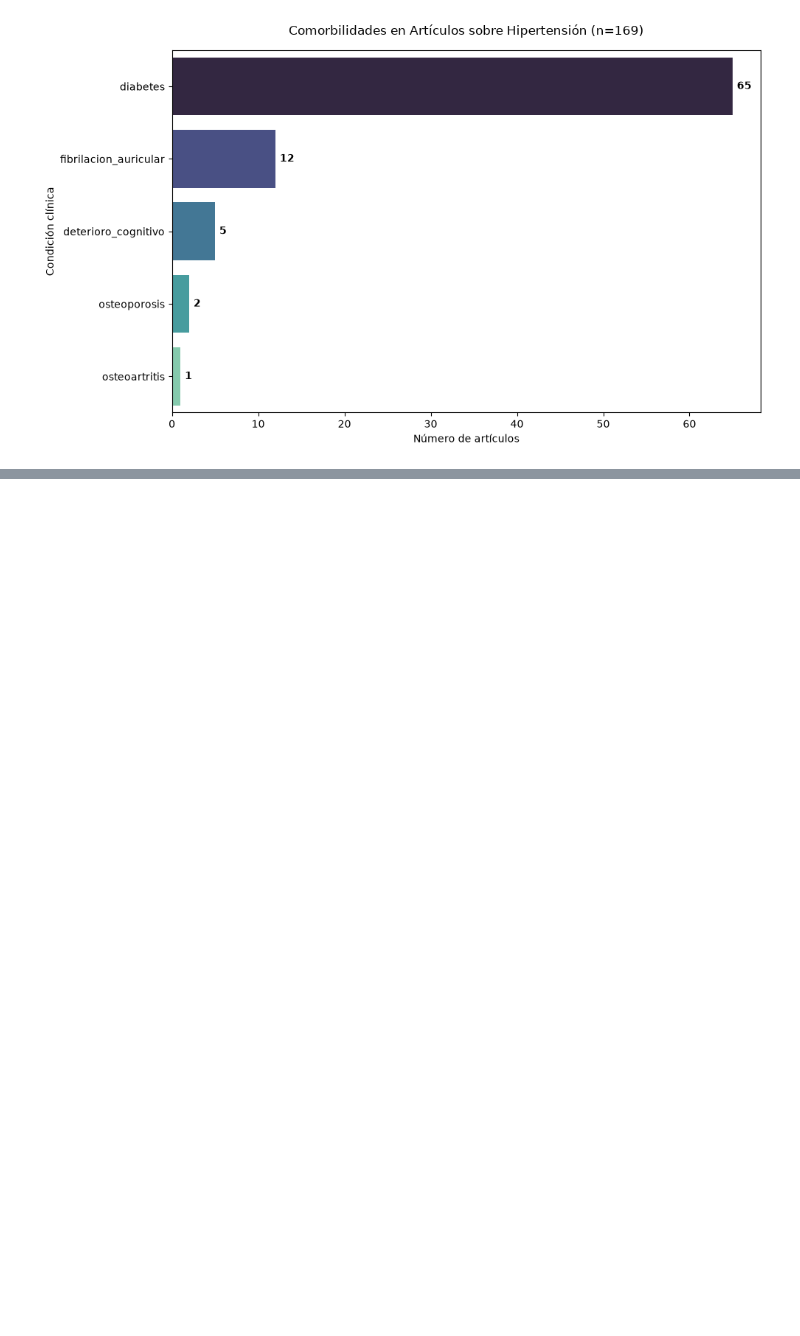
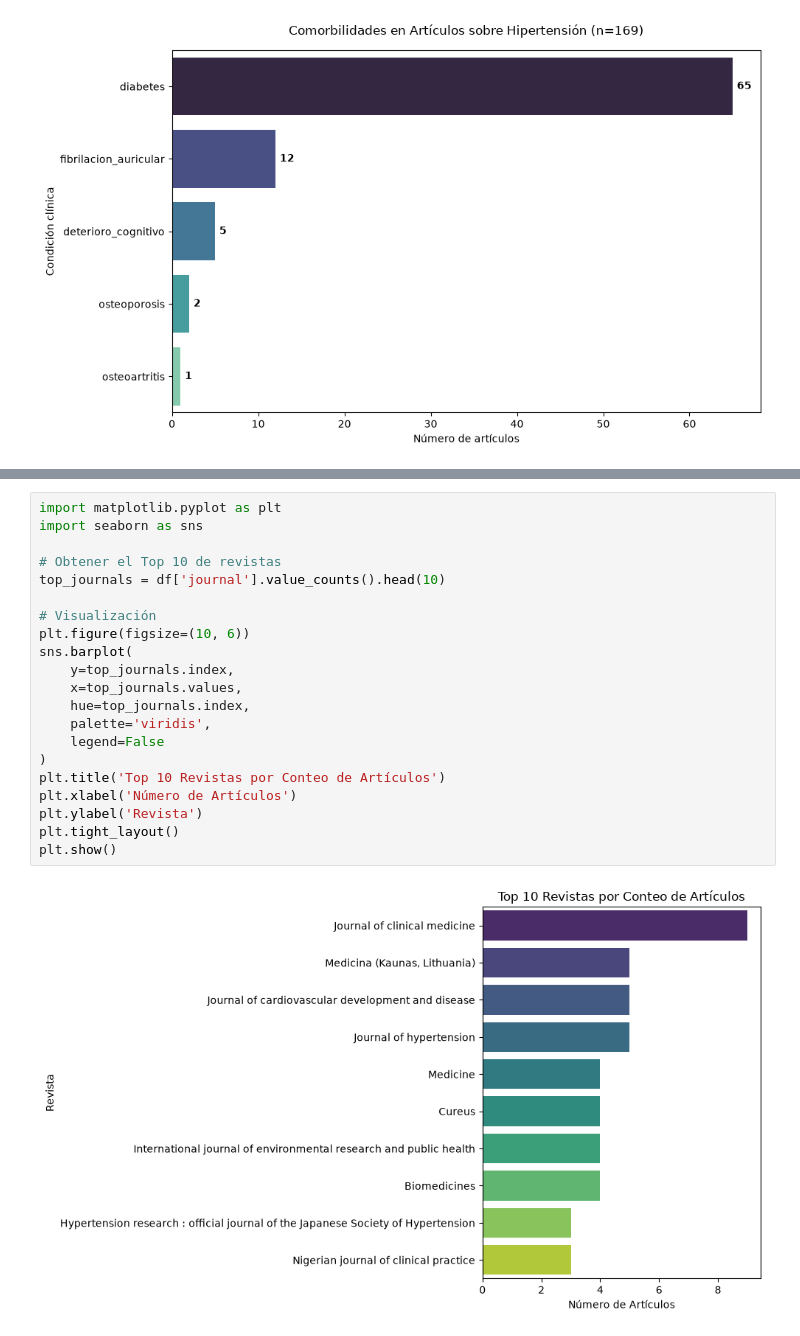
Before and after one commit to anacolinaarismendi/CardioResearch, a Jupyter notebook: notebooks/eda_cardiovascular.ipynb, the cells around one changed output, grey strips where cells are left out. Saved outputs shown, nothing was run; the diff lists cells and outputs as text; blank space fills up the shorter version.

```diff
--- a/notebooks/eda_cardiovascular.ipynb
+++ b/notebooks/eda_cardiovascular.ipynb
@@ -45,0 +112,23 @@ plt.show()
+# %%
+import matplotlib.pyplot as plt
+import seaborn as sns
+
+# Obtener el Top 10 de revistas
+top_journals = df['journal'].value_counts().head(10)
+
+# Visualización
+plt.figure(figsize=(10, 6))
+sns.barplot(
+    y=top_journals.index,
+    x=top_journals.values,
+    hue=top_journals.index,
+    palette='viridis',
+    legend=False
+)
+plt.title('Top 10 Revistas por Conteo de Artículos')
+plt.xlabel('Número de Artículos')
+plt.ylabel('Revista')
+plt.tight_layout()
+plt.show()
+# %% [output]
+[figure, added]
```
Also changed, not shown: parts of 6 cells of this notebook, 5 other files.
